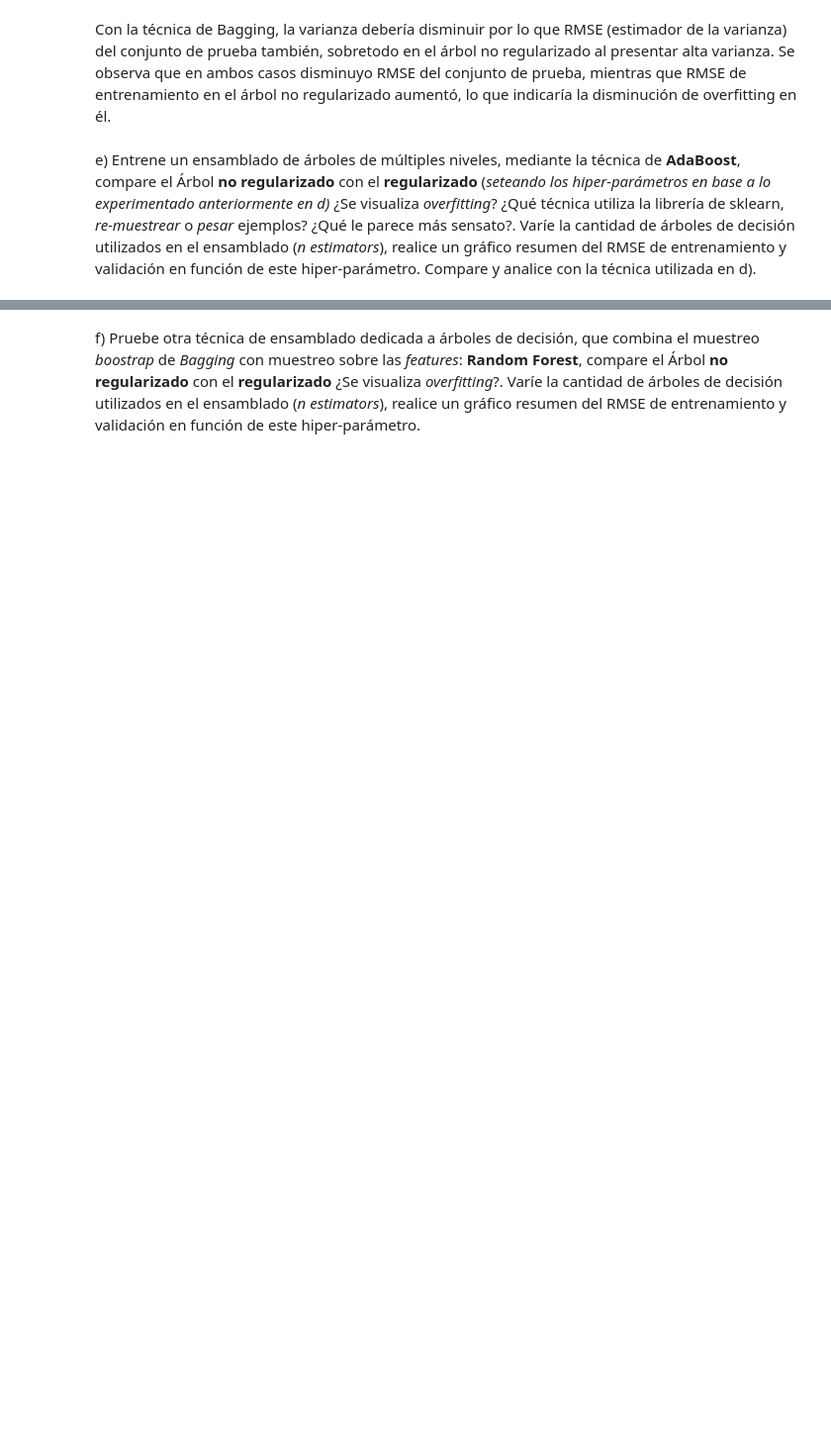
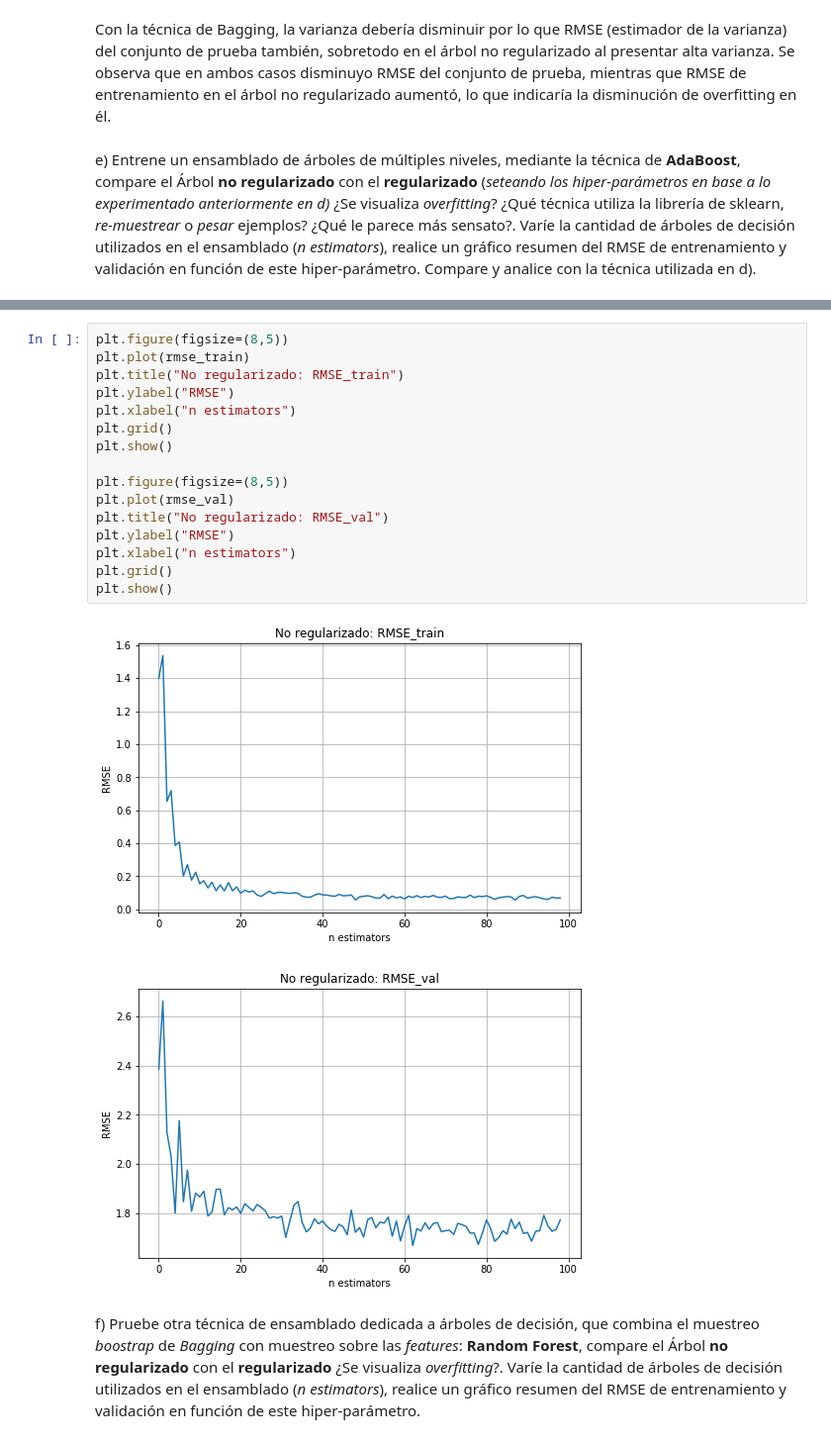
Before and after one commit to GVergaraD/Tarea3-INF393-II-2019, a Jupyter notebook: Tarea3-Sanchez-Vergara.ipynb, the cells around one changed output, grey strips where cells are left out. Shown at 99% size. Cells and saved outputs as stored; diff of their text form; blank space fills up the shorter version.

```diff
--- a/Tarea3-Sanchez-Vergara.ipynb
+++ b/Tarea3-Sanchez-Vergara.ipynb
@@ -246,2 +283,21 @@ RMSE val=  1.824557226613287
+# %%
+plt.figure(figsize=(8,5))
+plt.plot(rmse_train)
+plt.title("No regularizado: RMSE_train")
+plt.ylabel("RMSE")
+plt.xlabel("n estimators")
+plt.grid()
+plt.show()
+
+plt.figure(figsize=(8,5))
+plt.plot(rmse_val)
+plt.title("No regularizado: RMSE_val")
+plt.ylabel("RMSE")
+plt.xlabel("n estimators")
+plt.grid()
+plt.show()
+# %% [output]
+[figure, added]
+[figure, added]
 # %% [markdown]
 f) Pruebe otra técnica de ensamblado dedicada a árboles de decisión, que combina el muestreo *boostrap* de *Bagging* con muestreo sobre las *features*: **Random Forest**, compare el Árbol **no regularizado** con el **regularizado** ¿Se visualiza *overfitting*?. Varíe la cantidad de árboles de decisión utilizados en el ensamblado (*n estimators*), realice un gráfico resumen del RMSE de entrenamiento y validación en función de este hiper-parámetro.
```
Also changed, not shown: parts of 17 cells of this notebook.
